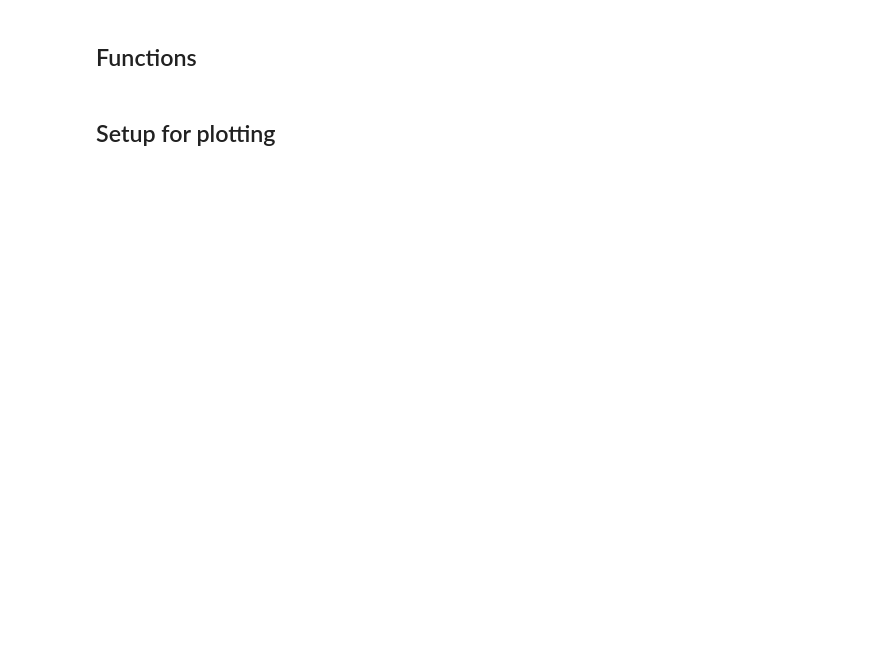
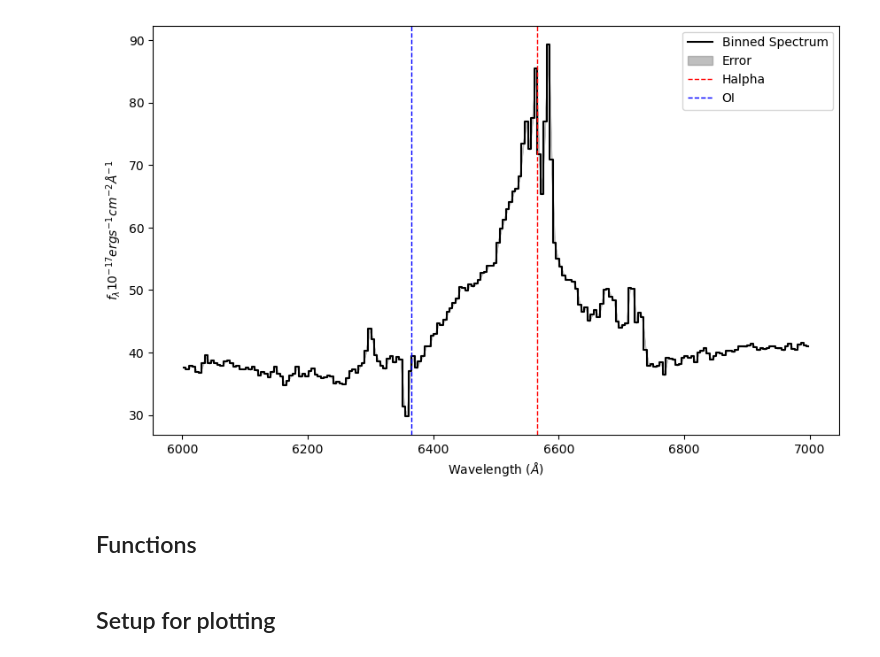
Before and after one commit to seratsaad/ticktock, a Jupyter notebook: Spectral Decomposition - Optical - Halpha.ipynb, the cells around one changed output. Drawn from its saved outputs; the diff is of its cells as text; code cells hidden in the pictures; blank space fills up the shorter version.

```diff
--- a/Spectral Decomposition - Optical - Halpha.ipynb
+++ b/Spectral Decomposition - Optical - Halpha.ipynb
@@ -83,3 +66,42 @@ plt.show()
+# %%
+bin_width = 5
+
+bins = np.arange(min(wl), max(wl) + bin_width, bin_width)
+bin_centers = 0.5 * (bins[:-1] + bins[1:])
+
+indices = np.digitize(wl, bins)
+
+binned_wl = []
+binned_flux = []
+binned_flux_err = []
+
+
+for i in range(1, len(bins)):
+    in_bin = indices == i
+    if np.any(in_bin):
+        binned_wl.append(np.mean(wl[in_bin]))
+        binned_flux.append(np.mean(flux[in_bin]))
+        binned_flux_err.append(np.mean(err[in_bin]))
+    else:
+        pass
+
+binned_wl = np.array(binned_wl)
+binned_flux = np.array(binned_flux)
+binned_flux_err = np.array(binned_flux_err)
+
+plt.figure(figsize=(10, 6))
+plt.plot(binned_wl, binned_flux, label='Binned Spectrum', color="black", drawstyle='steps-mid')
+plt.fill_between(binned_wl, binned_flux - binned_flux_err, binned_flux + binned_flux_err, color='gray', alpha=0.5, label='Error')
+plt.axvline(x=6564.93, color='r', linestyle='--', linewidth=1, label="Halpha")
+plt.axvline(x=6365, color='b', linestyle='--', linewidth=1, label="OI")
+plt.xlabel("Wavelength ($\AA$)")
+plt.ylabel("$f_{\lambda} 10^{-17} erg s^{-1} cm^{-2} \AA^{-1}$")
+#plt.xlim(6000, 7000)
+#plt.ylim(0, 100)
+plt.legend()
+plt.show()
+# %% [output]
+[figure, added]
 # %% [markdown]
 ## Functions
 # %%
```
Also changed, not shown: parts of 26 cells of this notebook.
